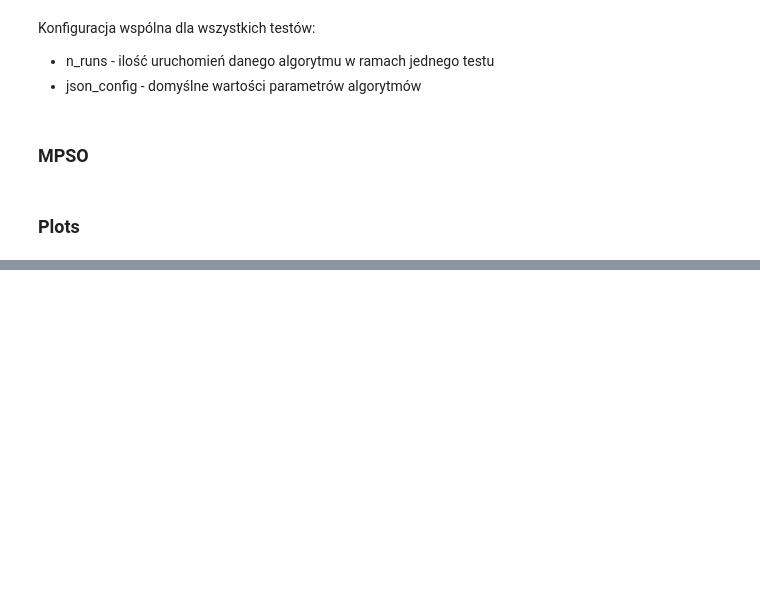
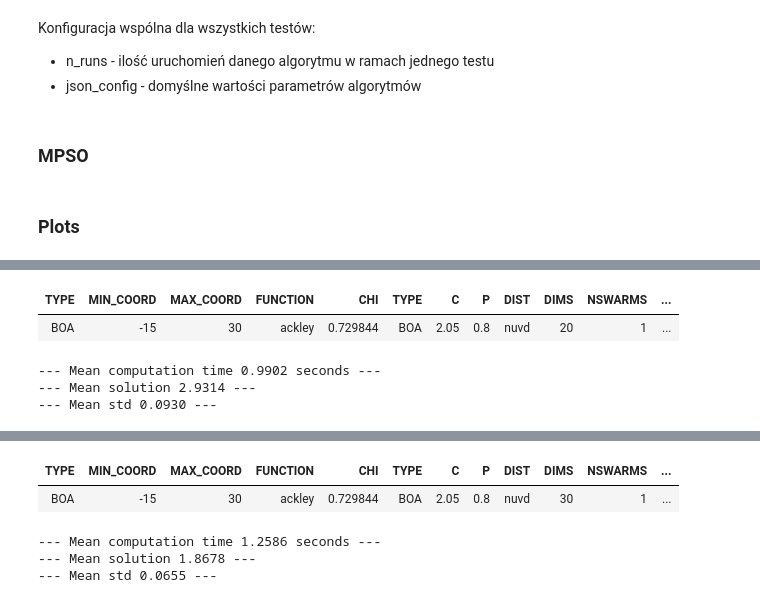
Before and after one commit to MateuszGalasinski/evolutionaryComputation, a Jupyter notebook: jupyter/Zadanie3.ipynb, the cells around one changed output, grey strips where cells are left out. Saved outputs shown, nothing was run; the diff lists cells and outputs as text; code cells hidden in the pictures; blank space fills up the shorter version.

```diff
--- a/jupyter/Zadanie3.ipynb
+++ b/jupyter/Zadanie3.ipynb
@@ -404,0 +412,22 @@ results
+# %%
+cfg = load_config()
+cfg.TYPE = "BOA"
+cfg.NPARTICLES = 30
+cfg.DIMS = 20
+run_n_times(n_runs, "DIMS")
+cfg.DIMS = 30
+run_n_times(n_runs, "DIMS")
+
+cfg = load_config()
+cfg.TYPE = "MPSO"
+cfg.NPARTICLES = 30
+cfg.DIMS = 20
+run_n_times(n_runs, "DIMS")
+cfg.DIMS = 30
+run_n_times(n_runs, "DIMS")
+# %% [output]
+| TYPE | MIN_COORD | MAX_COORD | FUNCTION | CHI | TYPE | C | P | DIST | DIMS | NSWARMS | ... |
+| BOA | -15 | 30 | ackley | 0.729844 | BOA | 2.05 | 0.8 | nuvd | 20 | 1 | ... |
+--- Mean computation time 0.9902 seconds ---
+--- Mean solution 2.9314 ---
+--- Mean std 0.0930 ---
@@ -404,0 +436,5 @@ results
+| TYPE | MIN_COORD | MAX_COORD | FUNCTION | CHI | TYPE | C | P | DIST | DIMS | NSWARMS | ... |
+| BOA | -15 | 30 | ackley | 0.729844 | BOA | 2.05 | 0.8 | nuvd | 30 | 1 | ... |
+--- Mean computation time 1.2586 seconds ---
+--- Mean solution 1.8678 ---
+--- Mean std 0.0655 ---
```
Also changed, not shown: parts of 7 cells of this notebook.
